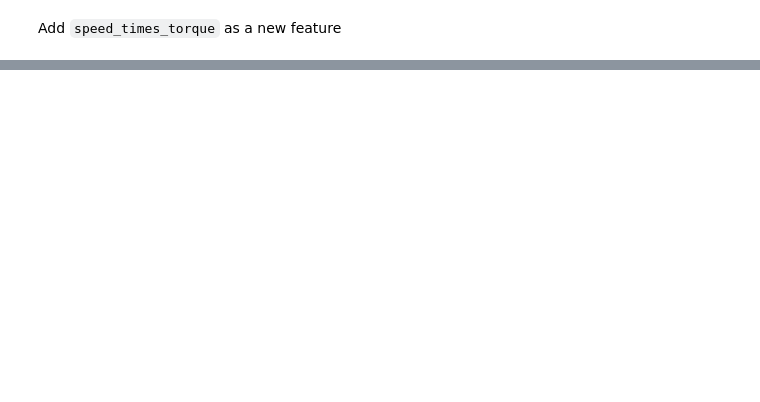
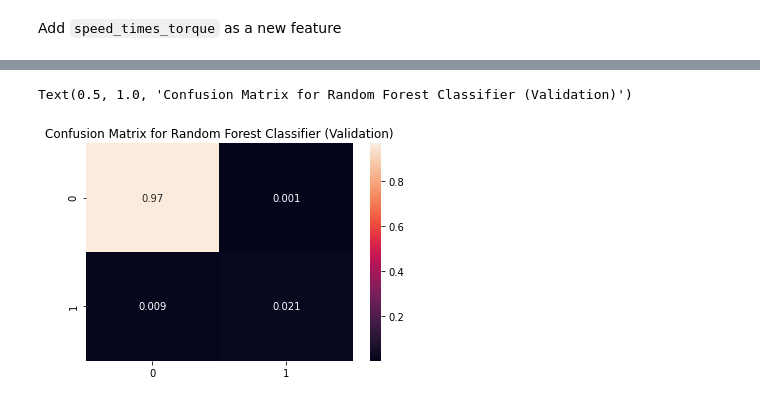
Before and after one commit to claudeonrs/predictive-maintenance, a Jupyter notebook: maintenance.ipynb, the cells around one changed output, grey strips where cells are left out. Saved outputs shown, nothing was run; the diff lists cells and outputs as text; code cells hidden in the pictures; blank space fills up the shorter version.

```diff
--- a/maintenance.ipynb
+++ b/maintenance.ipynb
@@ -171,8 +180,12 @@ class CombinedAttributesAdder(BaseEstimator, TransformerMixin):
     def fit(self, X, y=None):
         return self;
     def transform(self, X, y=None):
-        speed_times_torque = X[:,rotational_speed] * X[:,torque]
-        return np.c_[X, speed_times_torque];
+        #speed_times_torque = X[:,rotational_speed] * X[:,torque]
+        #return np.c_[X, speed_times_torque];
+        inv_speed = np.ones(shape=X.shape[0]) / X[:,rotational_speed]
+        inv_torque = np.ones(shape=X.shape[0]) / X[:,torque]
+        return np.c_[X, inv_speed, inv_torque];
+
 
 attribs_adder = CombinedAttributesAdder()
 # %%
@@ -180,8 +193,10 @@ from sklearn.pipeline import Pipeline
 
 num_pipeline = Pipeline([
     ('simple_imputer', simple_imputer),
+
+    ('poly_features', poly_features),
     ('attribs_adder', attribs_adder),
-    ('std_scaler', standard_scaler),
+    ('std_scaler', standard_scaler)
 ])
 
 cat_pipeline = Pipeline([
@@ -195,9 +210,9 @@ preprocess_pipeline = ColumnTransformer(transformers=[
     ('cat_pipeline', cat_pipeline, ['quality'])
 ])
 # %%
-from sklearn.ensemble import RandomForestRegressor
+from sklearn.ensemble import RandomForestClassifier
 
-rf_model = RandomForestRegressor(random_state=42)
+rfc_model = RandomForestClassifier(random_state=42)
 # %%
 full_pipeline = Pipeline([
     ('preprocess_pipeline', preprocess_pipeline),
@@ -235,0 +242,10 @@ mean_absolute_error(pred, y_valid)
+# %%
+from sklearn.metrics import confusion_matrix
+y_valid_pred = full_pipeline.predict(X_valid)
+
+plt.figure()
+sns.heatmap(confusion_matrix(y_valid, y_valid_pred)/y_valid.shape[0], annot=True, annot_kws={'size':10})
+plt.title('Confusion Matrix for Random Forest Classifier (Validation)')
+# %% [output]
+Text(0.5, 1.0, 'Confusion Matrix for Random Forest Classifier (Validation)')
+[figure, added]
```
Also changed, not shown: parts of 19 cells of this notebook.
